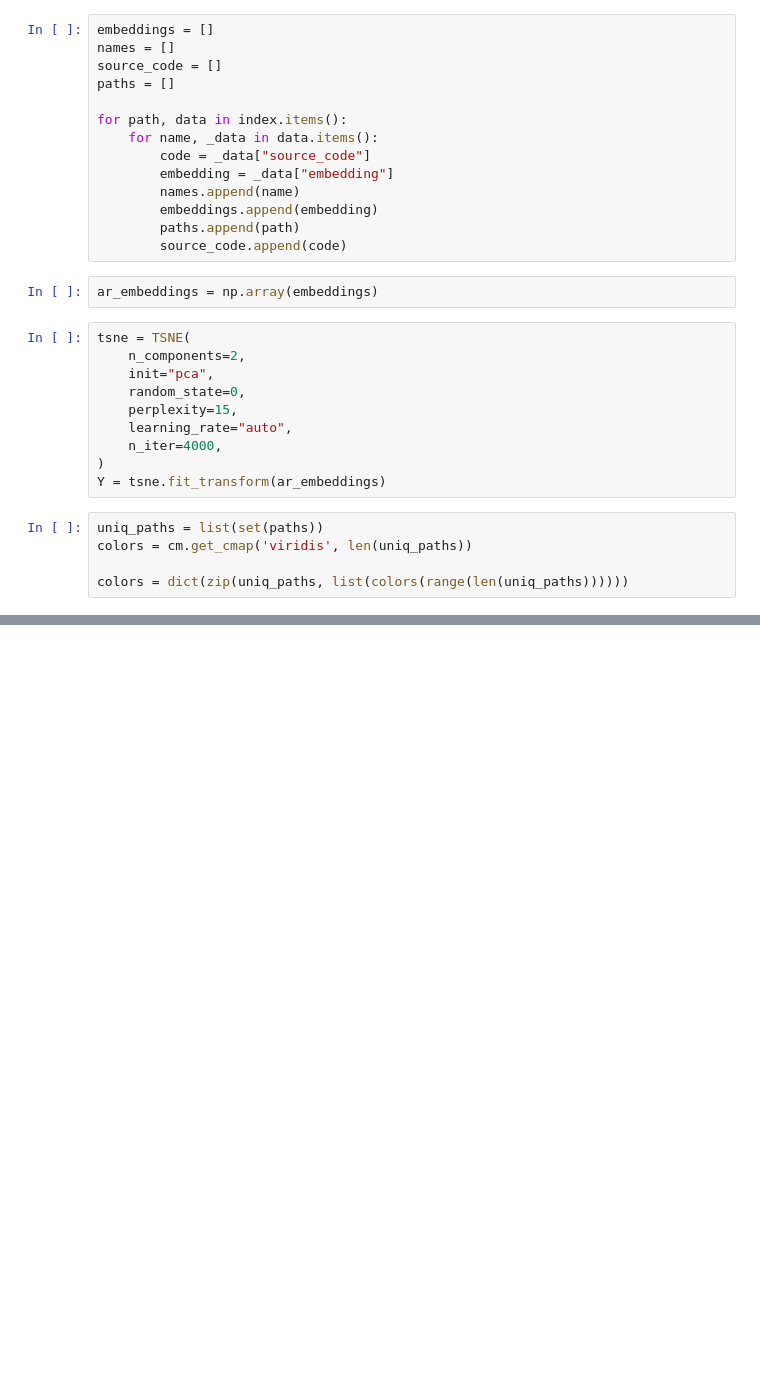
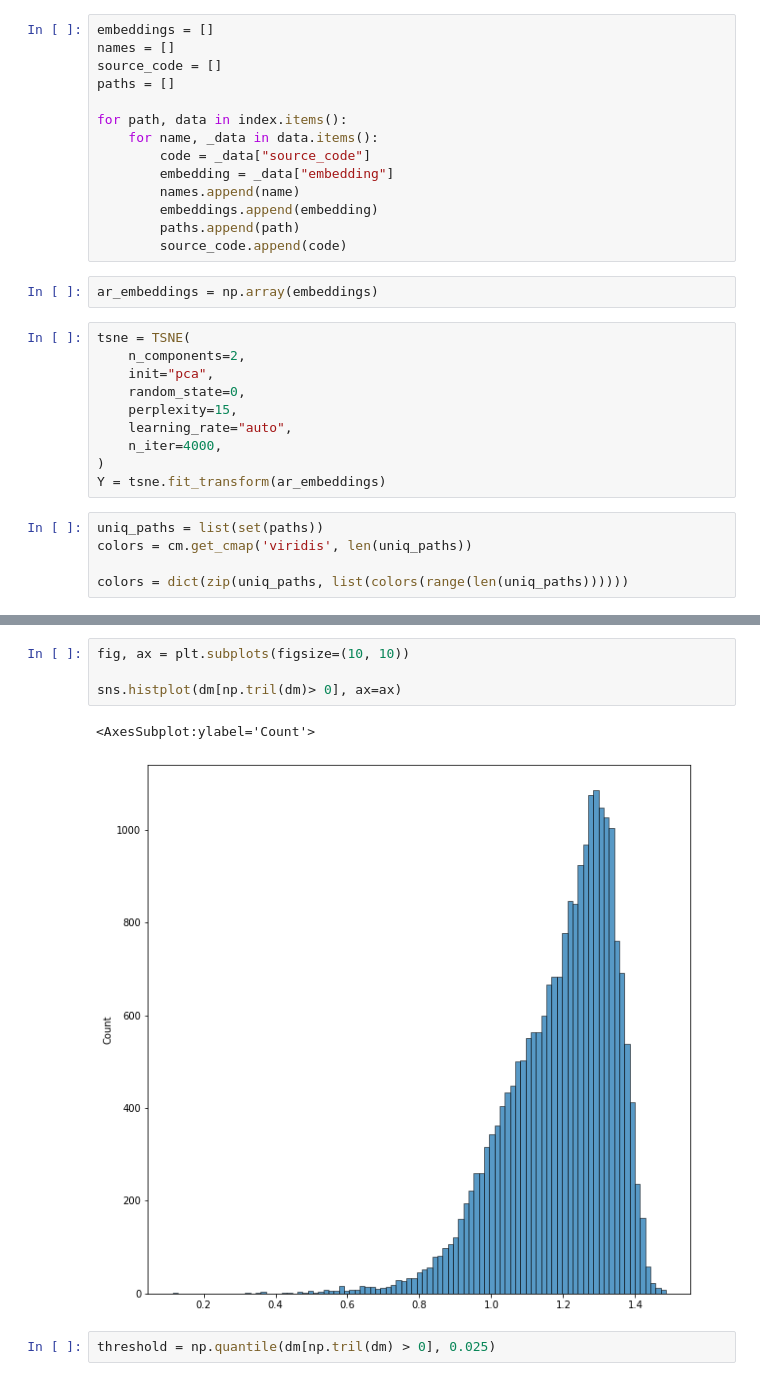
Before and after one commit to martins0n/sandbox, a Jupyter notebook: codeduplication/tsne.ipynb, the cells around one changed output, grey strips where cells are left out. Drawn from its saved outputs; the diff is of its cells as text; blank space fills up the shorter version.

```diff
--- a/codeduplication/tsne.ipynb
+++ b/codeduplication/tsne.ipynb
@@ -49,0 +69,9 @@ for i, txt in enumerate(names):
+# %%
+fig, ax = plt.subplots(figsize=(10, 10))
+
+sns.histplot(dm[np.tril(dm)> 0], ax=ax)
+# %% [output]
+<AxesSubplot:ylabel='Count'>
+[figure, added]
+# %%
+threshold = np.quantile(dm[np.tril(dm) > 0], 0.025)
```
Also changed, not shown: parts of 7 cells of this notebook, 1 other file.
